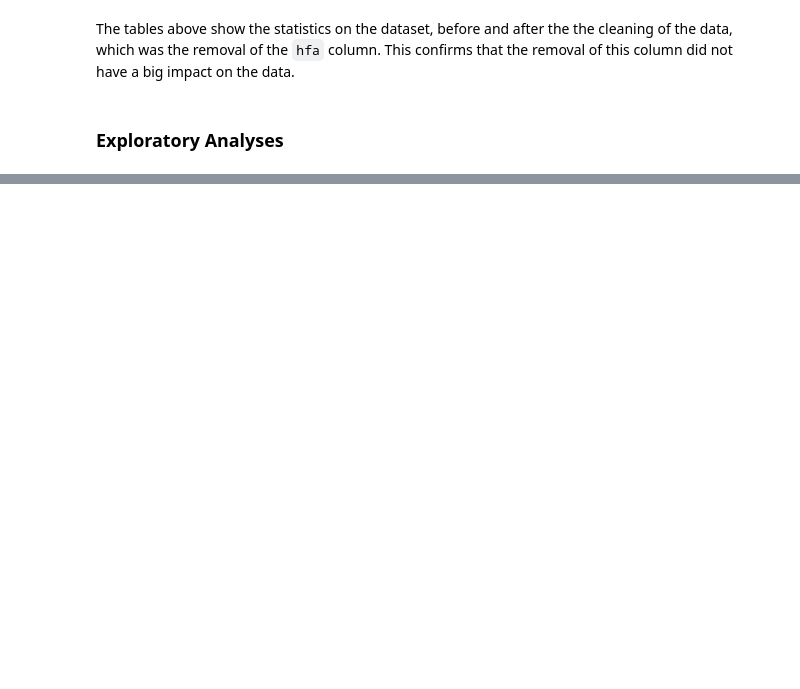
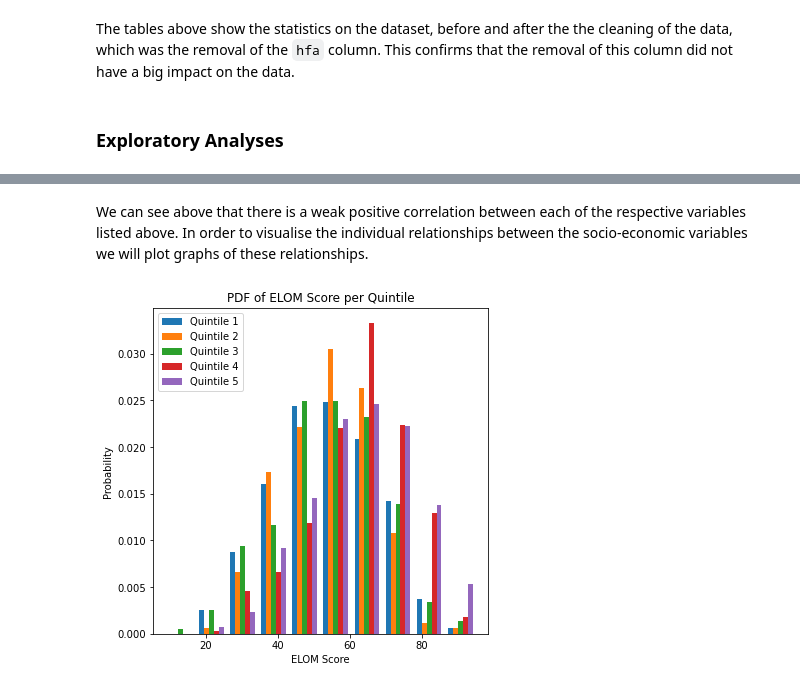
Before and after one commit to bongo1007/DAE, a Jupyter notebook: Project.ipynb, the cells around one changed output, grey strips where cells are left out. Cells and saved outputs as stored; diff of their text form; code cells hidden in the pictures; blank space fills up the shorter version.

```diff
--- a/Project.ipynb
+++ b/Project.ipynb
@@ -421,0 +358,4 @@ The above analyses will assist in determining correlations between the chosen va
+# %%
+display(Markdown("#### Correlation Matrix of Socio-Economic Factors and ELOM Score"))
+dfSocioEconomic = df2019[['Quintile', 'Age','HomeLanguage','AssesLanguage','ChildSupportGrant','total']]
+display(dfSocioEconomic.corr())
@@ -421,0 +367,12 @@ The above analyses will assist in determining correlations between the chosen va
+# %% [markdown]
+We can see above that there is a weak positive correlation between each of the respective variables listed above. In order to visualise the individual relationships between the socio-economic variables we will plot graphs of these relationships.
+# %%
+plt.figure(figsize=(6,6))
+plt.hist([dfSocioEconomic.total[dfSocioEconomic.Quintile==1], dfSocioEconomic.total[dfSocioEconomic.Quintile==2], dfSocioEconomic.total[dfSocioEconomic.Quintile==3], dfSocioEconomic.total[dfSocioEconomic.Quintile==4], dfSocioEconomic.total[dfSocioEconomic.Quintile==5]], label=['Quintile 1', 'Quintile 2', 'Quintile 3', 'Quintile 4', 'Quintile 5'],density=True)
+plt.legend(loc='upper left')
+plt.title("PDF of ELOM Score per Quintile")
+plt.xlabel('ELOM Score')
+plt.ylabel('Probability')
+plt.show()
+# %% [output]
+[figure, added]
```
Also changed, not shown: parts of 101 cells of this notebook.
